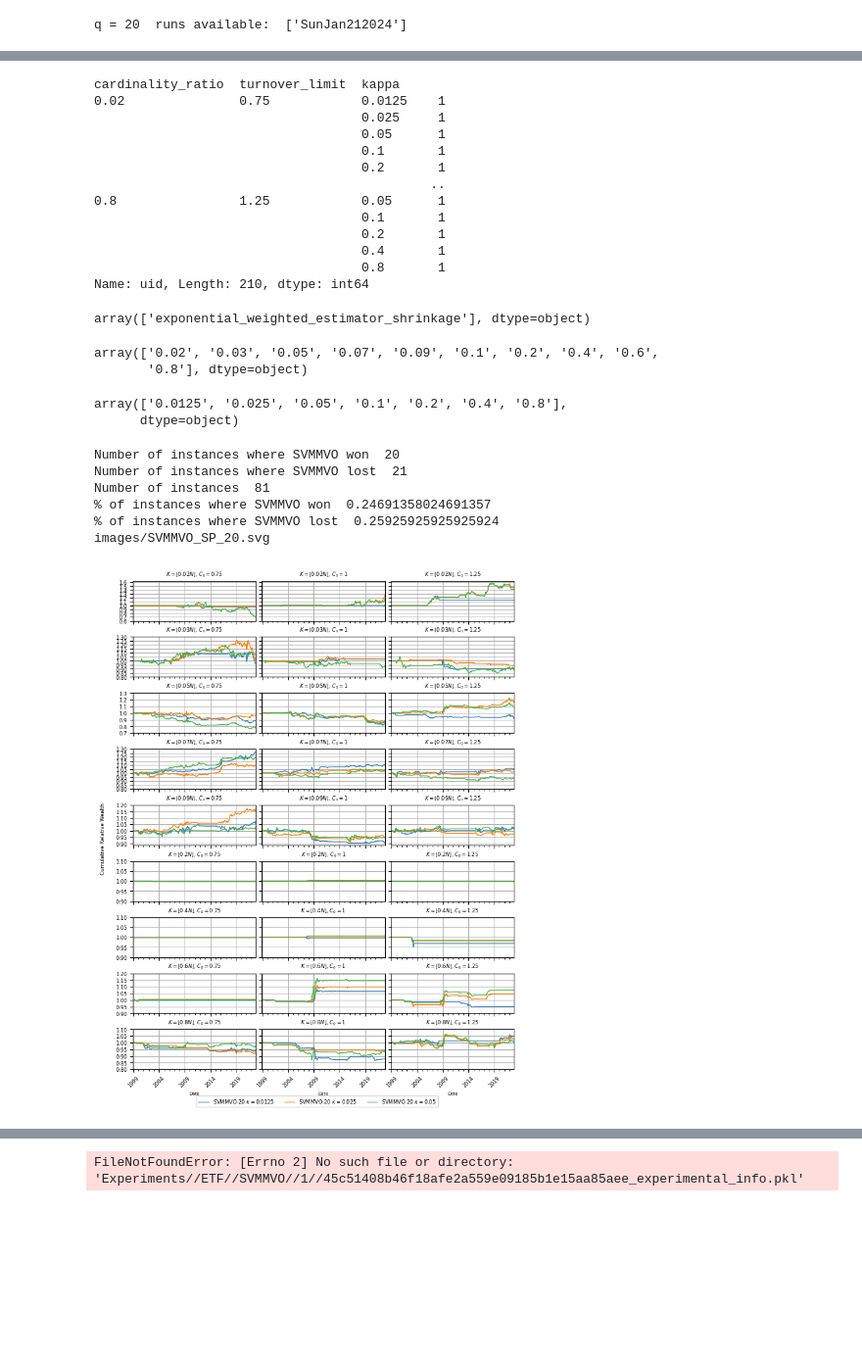
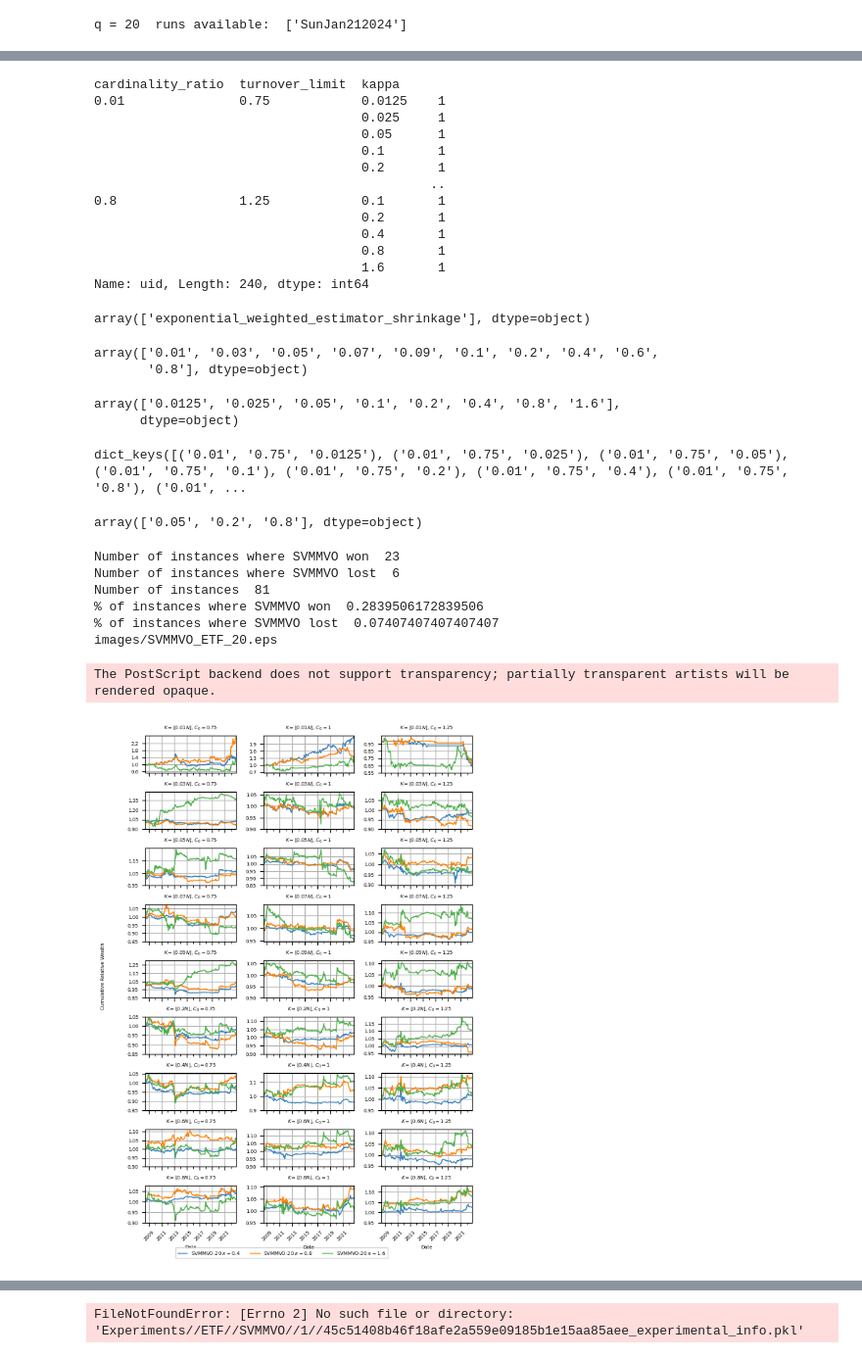
Before and after one commit to davidislip/support_vector_risk_machine, a Jupyter notebook: Results.ipynb, the cells around one changed output, grey strips where cells are left out. Shown at 98% size. Drawn from its saved outputs; the diff is of its cells as text; code cells hidden in the pictures; blank space fills up the shorter version.

Commit message:
results

```diff
--- a/Results.ipynb
+++ b/Results.ipynb
@@ -23,7 +23,7 @@ Database.initialize("sqlite:///Database//financial_db.sqlite") #for courses repl
 inspector = inspect(Database.engine)
 print(inspector.get_table_names())
 
-universe = 'SP'
+universe = 'ETF'
 if universe == 'ETF':
     imputation_method = 'Univariate' # 'Multivariate for SP'
     ticker_str = 'SPY'
@@ -251,18 +251,18 @@ Name: uid, Length: 70, dtype: int64
 SVMMVO_experiments_q.drop_duplicates().groupby(['cardinality_ratio', 'turnover_limit', 'kappa']).uid.count()
 # %% [output]
 cardinality_ratio  turnover_limit  kappa
-0.02               0.75            0.0125    1
+0.01               0.75            0.0125    1
                                    0.025     1
                                    0.05      1
                                    0.1       1
                                    0.2       1
                                             ..
-0.8                1.25            0.05      1
-                                   0.1       1
+0.8                1.25            0.1       1
                                    0.2       1
                                    0.4       1
                                    0.8       1
-Name: uid, Length: 210, dtype: int64
+                                   1.6       1
+Name: uid, Length: 240, dtype: int64
 # %%
 SVMMVO_experiments_q.estimator.unique()
 # %% [output]
@@ -271,13 +271,13 @@ array(['exponential_weighted_estimator_shrinkage'], dtype=object)
 cardinality_ratios = np.sort(SVMMVO_experiments_q.cardinality_ratio.unique())
 cardinality_ratios
 # %% [output]
-array(['0.02', '0.03', '0.05', '0.07', '0.09', '0.1', '0.2', '0.4', '0.6',
+array(['0.01', '0.03', '0.05', '0.07', '0.09', '0.1', '0.2', '0.4', '0.6',
        '0.8'], dtype=object)
 # %%
 kappas = np.sort(SVMMVO_experiments_q.kappa.unique())
 kappas
 # %% [output]
-array(['0.0125', '0.025', '0.05', '0.1', '0.2', '0.4', '0.8'],
+array(['0.0125', '0.025', '0.05', '0.1', '0.2', '0.4', '0.8', '1.6'],
       dtype=object)
 # %%
 # filtering step
@@ -299,6 +300,10 @@ SVMMVO_results_q = {}
 SVMMVO_path_q = "Experiments//"+universe+"//"+"ClassWgtSVMMVO"+"//"+str(q)
 for i in unique_svmmvo_turnover_df.index:
     SVMMVO_results_q[i] = import_experimental_results(SVMMVO_path_q, unique_svmmvo_turnover_df[i])
+# %%
+SVMMVO_results_q.keys()
+# %% [output]
+dict_keys([('0.01', '0.75', '0.0125'), ('0.01', '0.75', '0.025'), ('0.01', '0.75', '0.05'), ('0.01', '0.75', '0.1'), ('0.01', '0.75', '0.2'), ('0.01', '0.75', '0.4'), ('0.01', '0.75', '0.8'), ('0.01', ...
 # %%
 def plot_results_relative_ticker(CardMVO_results, MVO_results, SVMMVO_results_q, turnovers, cardinalities, q, kappas
                                  , adjClose, initialVal=100000, ticker_str='SPY', figsize=(8.5, 10.5)):
@@ -308,7 +313,7 @@ def plot_results_relative_ticker(CardMVO_results, MVO_results, SVMMVO_results_q,
     loss_count = 0
 
     fig, axs = plt.subplots(len(cardinalities), len(turnovers),
-                            sharex=True, sharey='row', figsize=figsize)
+                            sharex=True, figsize=figsize)
 
     if len(cardinalities) == 1:
         axs = np.expand_dims(axs, axis=0)
@@ -326,10 +331,10 @@ def plot_results_relative_ticker(CardMVO_results, MVO_results, SVMMVO_results_q,
     # load in the appropriate files
     for i in range(len(cardinalities)):
 
-        max_y = 1.05
-        min_y = 0.95
 
         for j in range(len(turnovers)):
+            max_y = 1.05
+            min_y = 0.95
             turnover_lim = turnovers[j]
             card = cardinalities[i]
             card_mvo_wealth, elapsed_time, x, turnover = CardMVO_results[(str(card), str(turnover_lim))]
@@ -362,7 +367,7 @@ def plot_results_relative_ticker(CardMVO_results, MVO_results, SVMMVO_results_q,
                     style =  '-'# '(0, (3, 1, 1, 1))
                 else:
                     style = '-'
-                svmmvo_rel_wealth.plot(fontsize=6, ax=axs[i, j], linewidth=lw, linestyle=style,
+                svmmvo_rel_wealth.plot(fontsize=5, ax=axs[i, j], linewidth=lw, linestyle=style,
                                        legend=False,
                                        label='SVMMVO-'+str(q)+r' $\kappa =$' + str(kappa), rot=45, color = CB_color_cycle[k])
                 k+=1
@@ -385,15 +390,15 @@ def plot_results_relative_ticker(CardMVO_results, MVO_results, SVMMVO_results_q,
             card_string = r"$K = \lfloor "+str(card)+ r"N \rfloor$"
             turnover_string = "$C_0 = "+str(turnover_lim)+"$"
 
-            axs[i, j].set_title(card_string + ", " + turnover_string, fontsize = 6)
+            axs[i, j].set_title(card_string + ", " + turnover_string, fontsize = 5)
             # print(card_mvo_wealth.max()[0])
-            axs[i, j].tick_params(axis='x', labelsize=6)
-            axs[i, j].tick_params(axis='y', labelsize=6)
+            axs[i, j].tick_params(axis='x', labelsize=5)
+            axs[i, j].tick_params(axis='y', labelsize=5)
             axs[i, j].yaxis.set_tick_params(which='minor', bottom=False)
-            min_y = math.floor(min_y*10)/10
+            min_y = math.floor(min_y*20)/20
             spacing = (max_y - min_y)/5
-            spacing = 0.05*math.ceil(spacing/0.1)
-            axs[i, j].set_yticks([min_y + i * spacing for i in range(2 + int((max_y - min_y) / spacing))])
+            spacing = 0.05*math.ceil(spacing/0.05)
+            axs[i, j].set_yticks([min_y + i * spacing for i in range(math.ceil((max_y - min_y) / spacing))])
             axs[i, j].grid()
             axs[i, j].set_xlabel("Date", fontsize = 5)
 
@@ -401,7 +406,7 @@ def plot_results_relative_ticker(CardMVO_results, MVO_results, SVMMVO_results_q,
                                           bbox_to_anchor=(1.5, -0.6),
                                           fancybox=False,
                                           shadow=False, ncol=3,
-                                          fontsize = 6)
+                                          fontsize = 5)
 
     # min_y = math.floor(min_y*10)/10
     # spacing = (max_y - min_y)/5
@@ -410,38 +415,44 @@ def plot_results_relative_ticker(CardMVO_results, MVO_results, SVMMVO_results_q,
     # #axs[len(cardinalities) - 1, 0].grid()
     # axs[len(cardinalities) - 1, 0].set_xlabel("Date", fontsize = 5)
 
-    fig.supylabel("Cumulative Relative Wealth", fontsize = 6)
-    plt.tight_layout()
-    fig.subplots_adjust(wspace=0.05, hspace=0.4)
+    fig.supylabel("Cumulative Relative Wealth", fontsize = 5)
+    #plt.tight_layout()
+    fig.subplots_adjust(wspace=0.3, hspace=0.5)
     print("Number of instances where SVMMVO won ", win_count)
     print("Number of instances where SVMMVO lost ", loss_count)
     print("Number of instances ", len(cardinalities)*len(turnovers)*len(kappas))
     print("% of instances where SVMMVO won ", win_count/(len(cardinalities)*len(turnovers)*len(kappas)))
     print("% of instances where SVMMVO lost ", loss_count/(len(cardinalities)*len(turnovers)*len(kappas)))
     return win_rates, loss_rates
+# %%
+kappas[[2, 4, 6]]
+# %% [output]
+array(['0.05', '0.2', '0.8'], dtype=object)
 # %%
 if universe == 'ETF':
-    kappas_plot = kappas[1:7]
-    cardinality_ratios = [0.01, 0.03, 0.05, 0.07, 0.09, 0.2, 0.4, 0.6, 0.8] #[0.01, 0.03, 0.05, 0.07, 0.09]#[0.1, 0.2, 0.4, 0.6] #[0.03, 0.05, 0.07, 0.09] # includes mvo
+    kappas_plot = kappas[[5,6,7]]
+    cardinality_ratios = [0.01, 0.03, 0.05, 0.07, 0.09, 0.2, 0.4, 0.6, 0.8] #, 0.2, 0.4, 0.6, 0.8] #[0.01, 0.03, 0.05, 0.07, 0.09]#[0.1, 0.2, 0.4, 0.6] #[0.03, 0.05, 0.07, 0.09] # includes mvo
 else:
-    kappas_plot = kappas[0:3]
-    cardinality_ratios = [0.02, 0.03, 0.05, 0.07, 0.09, 0.2, 0.4, 0.6, 0.8] #[0.01, 0.03, 0.05, 0.07, 0.09]#[0.1, 0.2, 0.4, 0.6] #[0.03, 0.05, 0.07, 0.09] # includes mvo
+    kappas_plot = kappas[:3]
+    cardinality_ratios = [0.02, 0.03, 0.05, 0.07, 0.09, 0.2, 0.4, 0.6, 0.8] #, 0.2, 0.4, 0.6, 0.8] #[0.01, 0.03, 0.05, 0.07, 0.09]#[0.1, 0.2, 0.4, 0.6] #[0.03, 0.05, 0.07, 0.09] # includes mvo
+    #cardinality_ratios = [0.2, 0.4, 0.6, 0.8]
 # %%
 turnover_limits = [0.75, 1, 1.25]
 
 win_rates, loss_rates = plot_results_relative_ticker(CardMVO_results, MVO_results, SVMMVO_results_q,
                              turnover_limits, cardinality_ratios, q, kappas_plot,
-                             adjClose, initialVal=100000, ticker_str=ticker_str, figsize=(7, 9))
-print("images/SVMMVO_"+universe + "_" + str(q) + ".svg")
-plt.savefig("images/SVMMVO_"+universe + "_" + str(q) + ".svg")
+                             adjClose, initialVal=100000, ticker_str=ticker_str, figsize=(6, 9))
+print("images/SVMMVO_"+universe + "_" + str(q) + ".eps")
+plt.savefig("images/SVMMVO_"+universe + "_" + str(q) + ".eps")
 # %% [output]
-Number of instances where SVMMVO won  20
-Number of instances where SVMMVO lost  21
+Number of instances where SVMMVO won  23
+Number of instances where SVMMVO lost  6
 Number of instances  81
-% of instances where SVMMVO won  0.24691358024691357
-% of instances where SVMMVO lost  0.25925925925925924
-images/SVMMVO_SP_20.svg
+% of instances where SVMMVO won  0.2839506172839506
+% of instances where SVMMVO lost  0.07407407407407407
+images/SVMMVO_ETF_20.eps
+The PostScript backend does not support transparency; partially transparent artists will be rendered opaque.
-[figure, old version]
+[figure, new version]
 # %%
 win_rates
 # %% [output]
```
Also changed, not shown: parts of 29 cells of this notebook, 10 other files.
